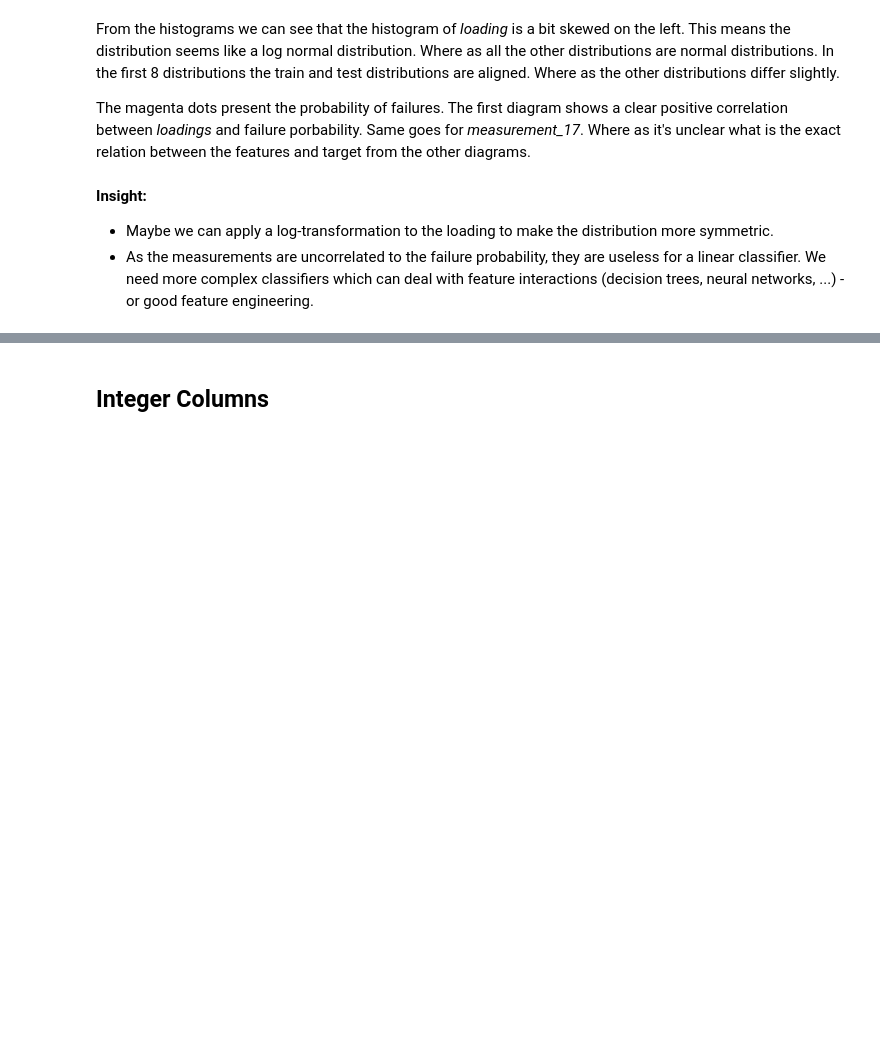
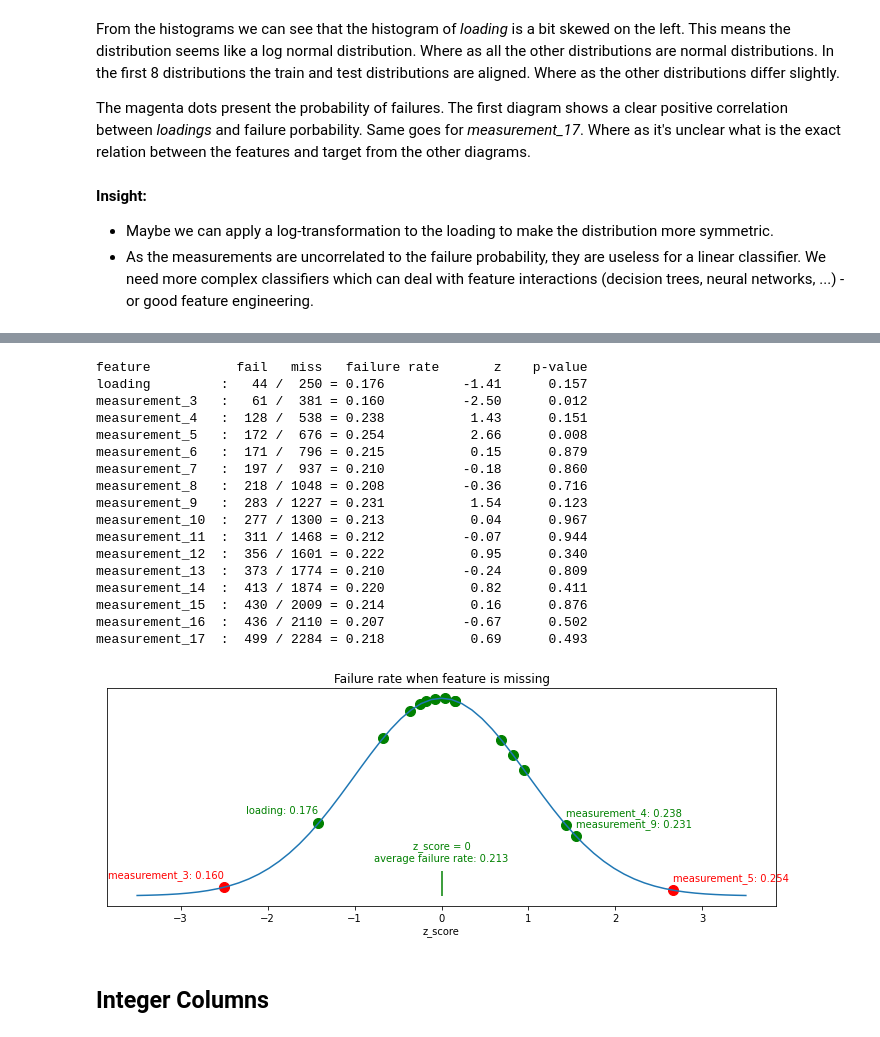
Before and after one commit to mahdiislam79/Product_failure_prediction, a Jupyter notebook: Predict_product_failures.ipynb, the cells around one changed output, grey strips where cells are left out. Drawn from its saved outputs; the diff is of its cells as text; code cells hidden in the pictures; blank space fills up the shorter version.

Commit message:
trainig the data

```diff
--- a/Predict_product_failures.ipynb
+++ b/Predict_product_failures.ipynb
@@ -134,3 +138,56 @@ The magenta dots present the probability of failures. The first diagram shows a
+# %%
+# Start by plotting the bell curve
+plt.figure(figsize=(12, 4))
+z_ticks = np.linspace(-3.5, 3.5, 61)
+pdf = scipy.stats.norm.pdf(z_ticks)
+plt.plot(z_ticks, pdf)
+
+# Calculate the conditional failure rate for every missing feature
+# Print the values and plot them
+print('feature           fail   miss   failure rate       z    p-value')
+for f in train.columns:
+    if train[f].isna().sum() > 0:
+        total = train[f].isna().sum()
+        fail = train[train[f].isna()].failure.sum()
+        z = (fail / total - 0.212608) / (np.sqrt(0.212608 * (1-0.212608)) / np.sqrt(total))
+        plt.scatter([z], [scipy.stats.norm.pdf(z)], c='r' if abs(z) > 2 else 'g', s=100)
+        print(f"{f:15} : {fail:4} / {total:4} = {fail/total:.3f}          {z:5.2f}      {2*scipy.stats.norm.cdf(-abs(z)):.3f}")
+        if abs(z) > 1: plt.annotate(f"{f}: {fail / total:.3f}",
+                                    (z, scipy.stats.norm.pdf(z)),
+                                    xytext=(0,10),
+                                    textcoords='offset points', ha='left' if z > 0 else 'right',
+                                    color='r' if abs(z) > 2 else 'g')
+
+# Annotage the center (z=0)
+plt.vlines([0], 0, 0.05, color='g')
+plt.annotate(f"z_score = 0\naverage failure rate: {0.212608:.3f}",
+                                    (0, 0.05),
+                                    xytext=(0,10),
+                                    textcoords='offset points', ha='center',
+                                    color='g')
+plt.title('Failure rate when feature is missing')
+plt.yticks([])
+plt.xlabel('z_score')
+plt.show()
+# %% [output]
+feature           fail   miss   failure rate       z    p-value
+loading         :   44 /  250 = 0.176          -1.41      0.157
+measurement_3   :   61 /  381 = 0.160          -2.50      0.012
+measurement_4   :  128 /  538 = 0.238           1.43      0.151
+measurement_5   :  172 /  676 = 0.254           2.66      0.008
+measurement_6   :  171 /  796 = 0.215           0.15      0.879
+measurement_7   :  197 /  937 = 0.210          -0.18      0.860
+measurement_8   :  218 / 1048 = 0.208          -0.36      0.716
+measurement_9   :  283 / 1227 = 0.231           1.54      0.123
+measurement_10  :  277 / 1300 = 0.213           0.04      0.967
+measurement_11  :  311 / 1468 = 0.212          -0.07      0.944
+measurement_12  :  356 / 1601 = 0.222           0.95      0.340
+measurement_13  :  373 / 1774 = 0.210          -0.24      0.809
+measurement_14  :  413 / 1874 = 0.220           0.82      0.411
+measurement_15  :  430 / 2009 = 0.214           0.16      0.876
+measurement_16  :  436 / 2110 = 0.207          -0.67      0.502
+measurement_17  :  499 / 2284 = 0.218           0.69      0.493
+[figure, added]
 # %% [markdown]
 ## Integer Columns
 # %%
```
Also changed, not shown: parts of 2 cells of this notebook.
